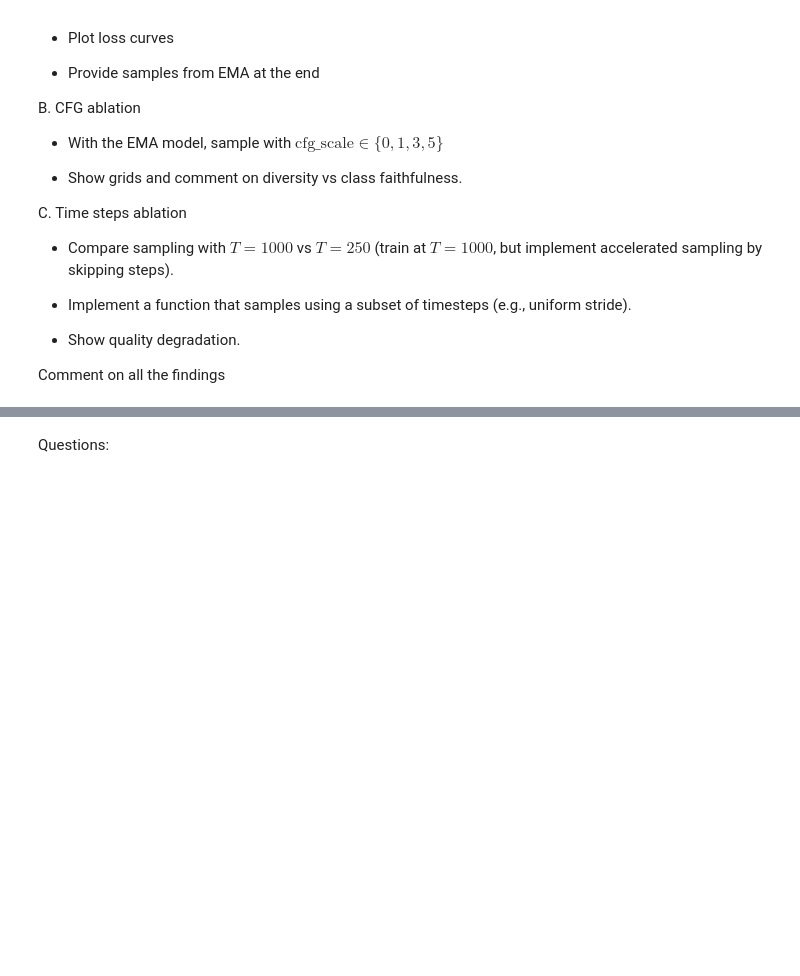
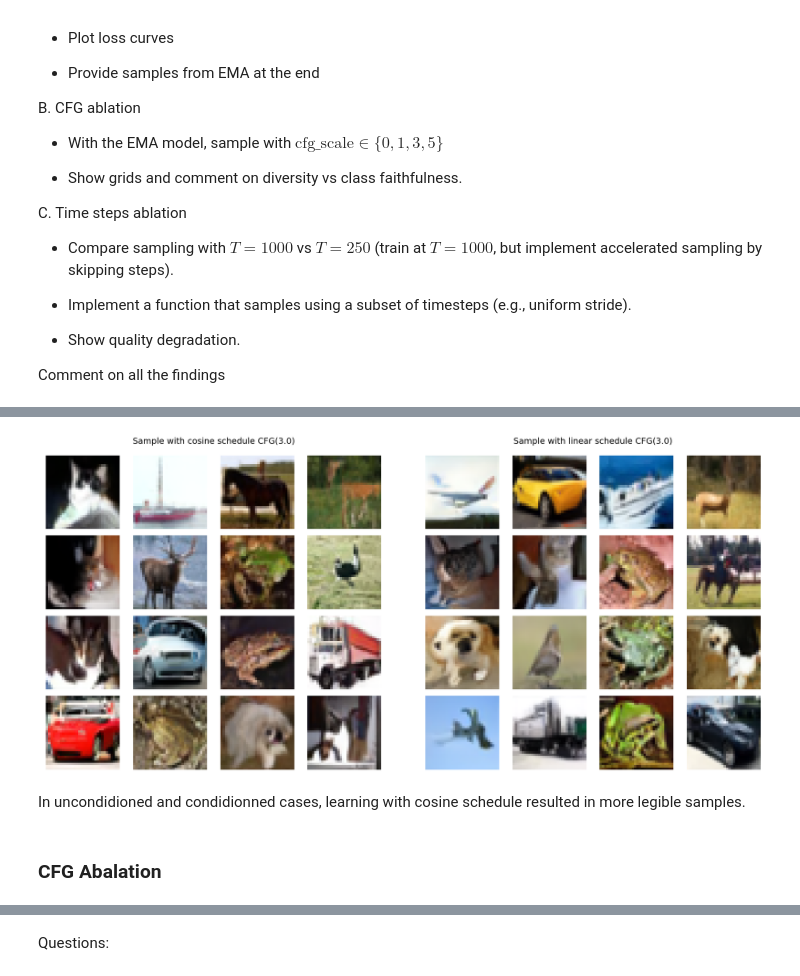
Before and after one commit to Zhukowych/mmml-lab-4, a Jupyter notebook: MMML-26-Lab4.ipynb, the cells around one changed output, grey strips where cells are left out. Cells and saved outputs as stored; diff of their text form; code cells hidden in the pictures; blank space fills up the shorter version.

```diff
--- a/MMML-26-Lab4.ipynb
+++ b/MMML-26-Lab4.ipynb
@@ -643,0 +758,17 @@ ___
+# %%
+x_cosine = inference("checkpoints/ckpt-300000.pt", schedule="cosine", cfg_scale=3.0, n=16)
+x_linear = inference("linear-checkpoints/ckpt-300000.pt", schedule="linear", cfg_scale=3.0, n=16)
+
+show_two_batches(
+    x_cosine,
+    x_linear,
+    n=16,
+    title1="Sample with cosine schedule CFG(3.0)",
+    title2="Sample with linear schedule CFG(3.0)"
+)
+# %% [output]
+[figure, added]
+# %% [markdown]
+In uncondidioned and condidionned cases, learning with cosine schedule resulted in more legible samples.
+# %% [markdown]
+### CFG Abalation
```
Also changed, not shown: parts of 30 cells of this notebook.
